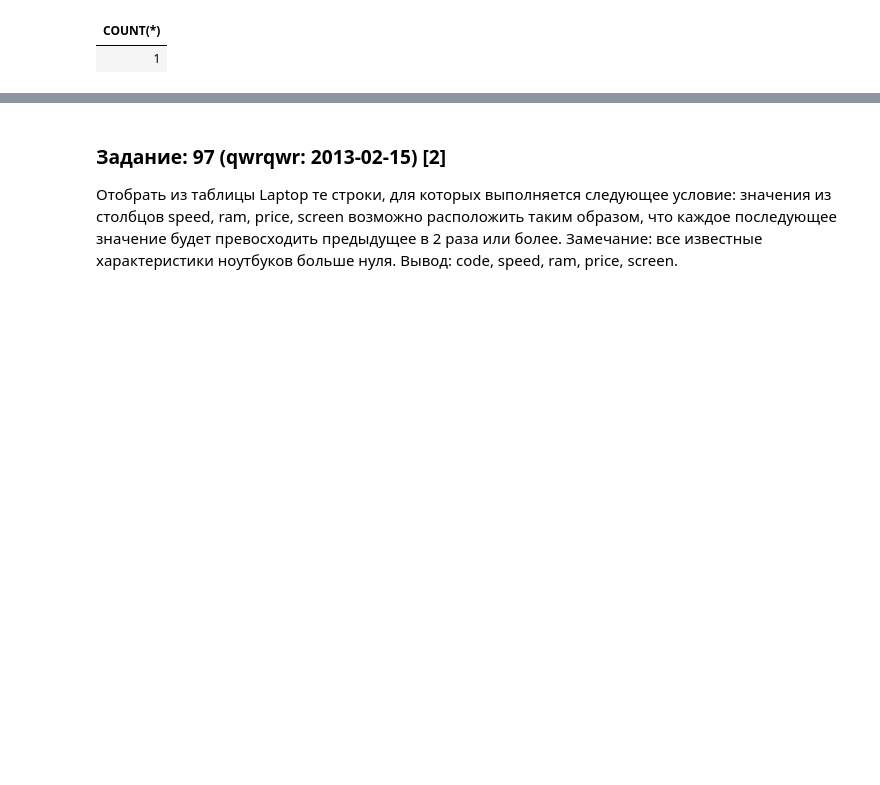
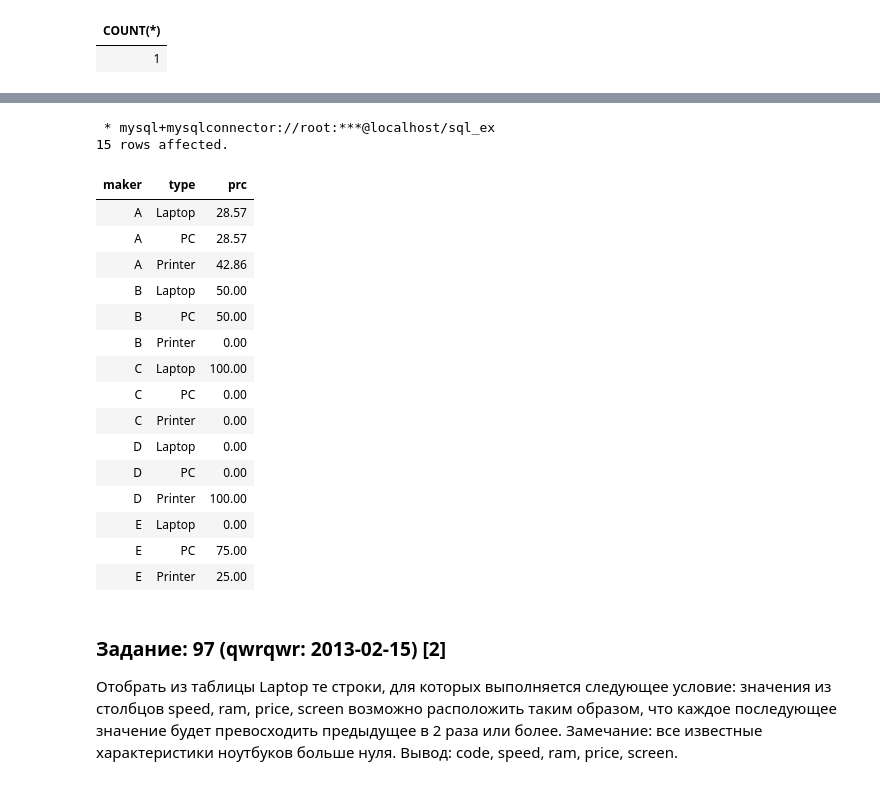
Before and after one commit to dided-s/sql-ex, a Jupyter notebook: select-training/computer-firm/tasks.ipynb, the cells around one changed output, grey strips where cells are left out. Drawn from its saved outputs; the diff is of its cells as text; code cells hidden in the pictures; blank space fills up the shorter version.

```diff
--- a/select-training/computer-firm/tasks.ipynb
+++ b/select-training/computer-firm/tasks.ipynb
@@ -560,3 +658,42 @@ FROM (
+# %%
+%%sql
+  WITH maker_models_count AS (
+           SELECT maker, COUNT(*) AS count
+             FROM product
+            GROUP BY maker),
+       all_makers_types AS (
+           SELECT DISTINCT product.maker, p2.type
+             FROM product,
+                  product AS p2)
+SELECT all_makers_types.maker,
+       all_makers_types.type,
+       CAST(100.00 * COUNT(model) / (SELECT count FROM maker_models_count
+                                     WHERE maker_models_count.maker = all_makers_types.maker) AS DECIMAL(6, 2)) as prc
+  FROM all_makers_types
+       LEFT JOIN product
+       ON all_makers_types.maker = product.maker
+          AND all_makers_types.type = product.type
+ GROUP BY all_makers_types.maker, all_makers_types.type
+ ORDER BY all_makers_types.maker, all_makers_types.type;
+# %% [output]
+ * mysql+mysqlconnector://root:***@localhost/sql_ex
+15 rows affected.
+| maker | type | prc |
+| A | Laptop | 28.57 |
+| A | PC | 28.57 |
+| A | Printer | 42.86 |
+| B | Laptop | 50.00 |
+| B | PC | 50.00 |
+| B | Printer | 0.00 |
+| C | Laptop | 100.00 |
+| C | PC | 0.00 |
+| C | Printer | 0.00 |
+| D | Laptop | 0.00 |
+| D | PC | 0.00 |
+| D | Printer | 100.00 |
+| E | Laptop | 0.00 |
+| E | PC | 75.00 |
+| E | Printer | 25.00 |
 # %% [markdown]
 ### Задание: 97 (qwrqwr: 2013-02-15) [2]
 Отобрать из таблицы Laptop те строки, для которых выполняется следующее условие:
```
Also changed, not shown: parts of 7 cells of this notebook, 4 other files.
